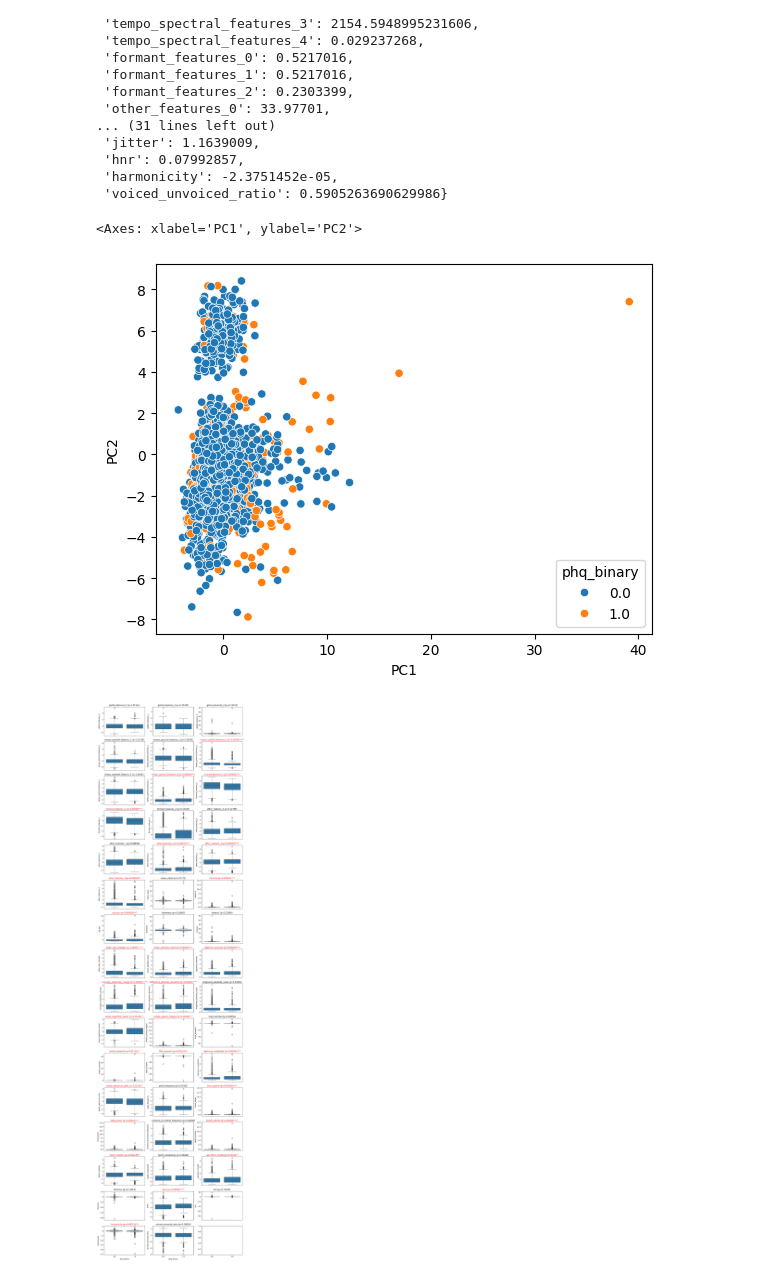
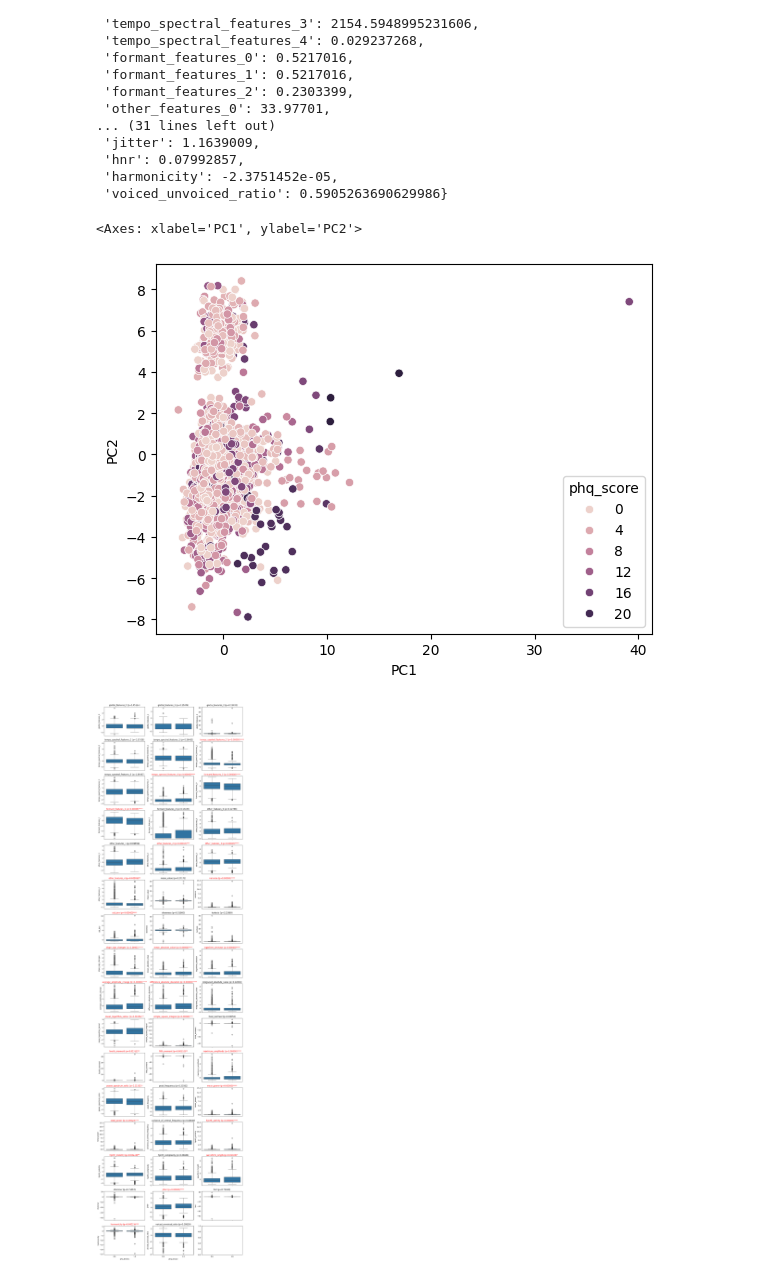
Before and after one commit to Kowd-PauUh/ml-in-depression-estimation, a Jupyter notebook: src/notebooks/04-Features-Extraction.ipynb, the cells around one changed output. Cells and saved outputs as stored; diff of their text form; code cells hidden in the pictures.

```diff
--- a/src/notebooks/04-Features-Extraction.ipynb
+++ b/src/notebooks/04-Features-Extraction.ipynb
@@ -175,10 +175,10 @@ def get_pca(df):
 pca = get_pca(X_train)
 # %%
 import seaborn as sns
-sns.scatterplot(x=pca['PC1'], y=pca['PC2'], hue=train_df['phq_binary'])
+sns.scatterplot(x=pca['PC1'], y=pca['PC2'], hue=train_df['phq_score'])
 # %% [output]
 <Axes: xlabel='PC1', ylabel='PC2'>
-[figure, old version]
+[figure, new version]
 # %%
 import pandas as pd
 import numpy as np
```
